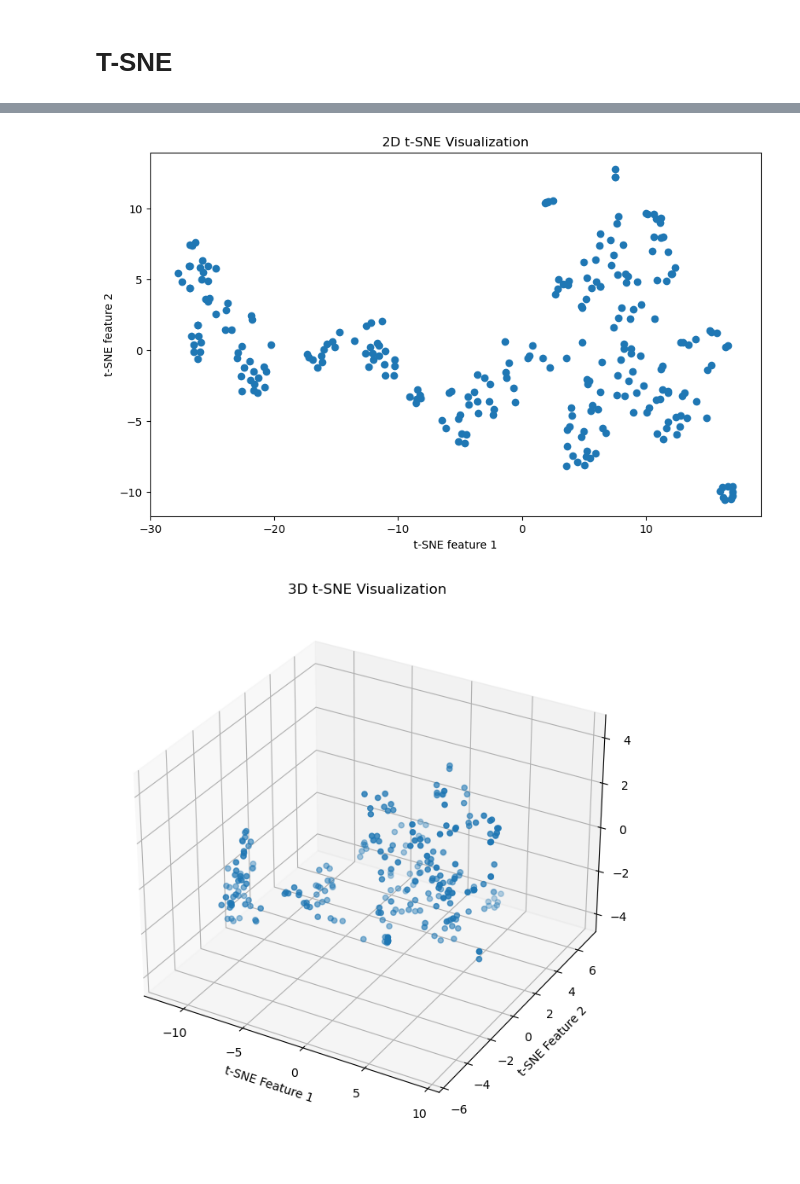
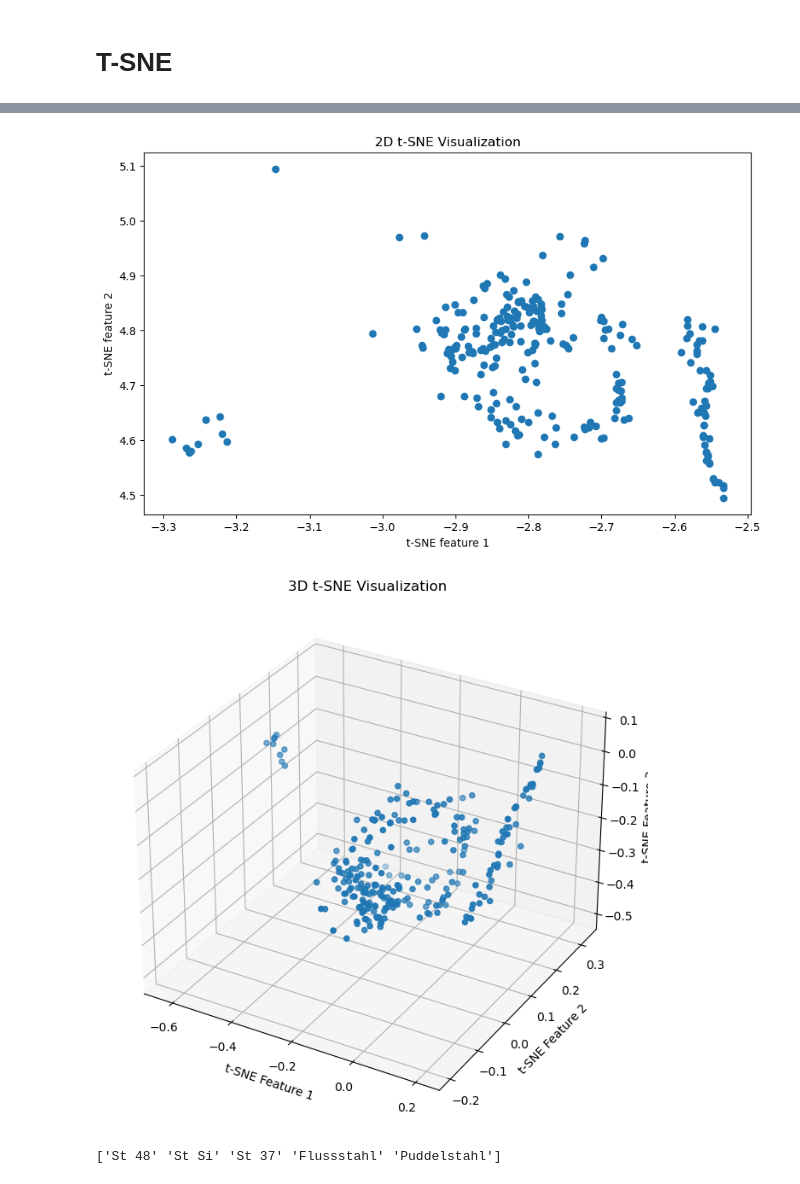
Before and after one commit to Hanh3103/Intelligence-SteelDetection, a Jupyter notebook: Models/T_SNE_algorithm.ipynb, the cells around one changed output, grey strips where cells are left out. Saved outputs shown, nothing was run; the diff lists cells and outputs as text; code cells hidden in the pictures.

```diff
--- a/Models/T_SNE_algorithm.ipynb
+++ b/Models/T_SNE_algorithm.ipynb
@@ -282,9 +285,9 @@ umso geringer der Wert von Divergence desto besser, optimal ist der Perplexity W
 # %%
-def t_sne(data,perplexity):
+def t_sne(data,perplexity,steps):
 
     #2D
-    tsne = TSNE(n_components=2, perplexity=perplexity, n_iter=1000, random_state=0)
-    tsne_results = tsne.fit_transform(df_scaled)
+    tsne = TSNE(n_components=2, perplexity=perplexity, n_iter=steps, random_state=0)
+    tsne_results = tsne.fit_transform(data)
 
     plt.figure(figsize=(10, 6))
     plt.scatter(tsne_results[:, 0], tsne_results[:, 1])
@@ -294,8 +297,8 @@ def t_sne(data,perplexity):
     plt.show()
 
     #3D
-    tsne = TSNE(n_components=3, perplexity=perplexity, n_iter=1000, random_state=0)
-    df_tsne_3d = tsne.fit_transform(df_scaled)
+    tsne = TSNE(n_components=3, perplexity=perplexity, n_iter=steps, random_state=0)
+    df_tsne_3d = tsne.fit_transform(data)
 
     fig = plt.figure(figsize=(10, 8))
     ax = fig.add_subplot(111, projection='3d')
@@ -306,7 +309,22 @@ def t_sne(data,perplexity):
     plt.title('3D t-SNE Visualization')
     plt.show()
 # %%
-t_sne(df_scaled,30)
+t_sne(df_scaled,260)
 # %% [output]
-[figure, old version]
+[figure, new version]
-[figure, old version]
+[figure, new version]
+# %%
+df_sv = pd.read_csv('labeled_OES_data_proper.csv')
+print(df_sv['steel_class'].unique())
+# Auswählen der Spalten, die skaliert werden sollen
+columns_to_scale = ['C','Si','Mn','P','S','Cr','Ni','Al','Cu']
+
+# Skalieren der ausgewählten Spalten
+scaler = FunctionTransformer(np.log1p, validate=True)
+scaled_data = scaler.fit_transform(df_sv[columns_to_scale])
+
+# Erstellen eines neuen DataFrame für die skalierten Daten
+df_scaled1 = pd.DataFrame(scaled_data, columns=columns_to_scale)
+#df_scaled1
+# %% [output]
+['St 48' 'St Si' 'St 37' 'Flussstahl' 'Puddelstahl']
```
Also changed, not shown: parts of 4 cells of this notebook.
